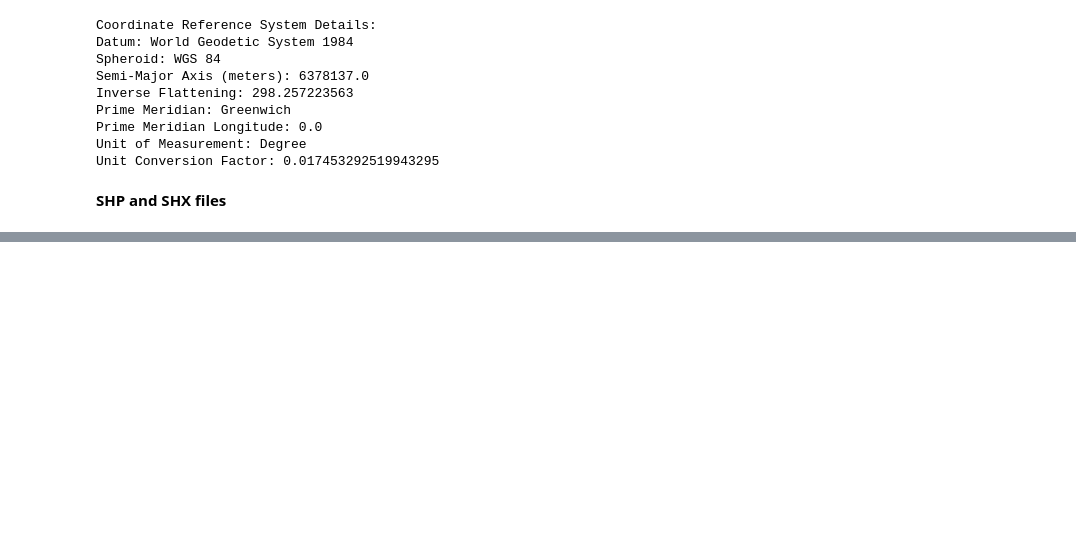
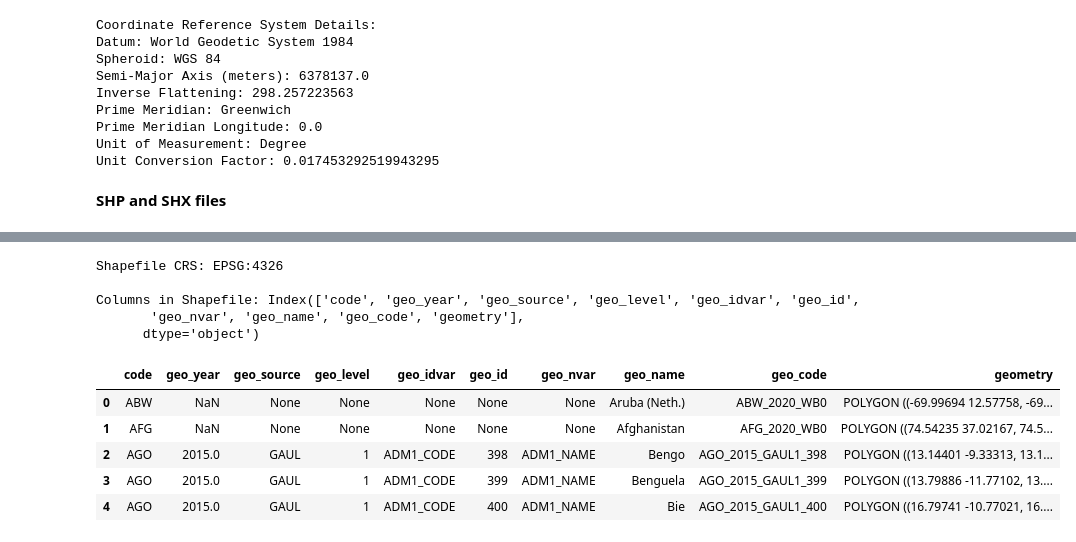
Before and after one commit to DavidGathimbaM/Energy-Access-and-Electrification-planning, a Jupyter notebook: group_workbook/Victor.ipynb, the cells around one changed output, grey strips where cells are left out. Saved outputs shown, nothing was run; the diff lists cells and outputs as text; code cells hidden in the pictures; blank space fills up the shorter version.

```diff
--- a/group_workbook/Victor.ipynb
+++ b/group_workbook/Victor.ipynb
@@ -314,0 +335,23 @@ Unit Conversion Factor: 0.017453292519943295
+# %%
+shp_path = r'C:\Users\user\Documents\PHASE_5- Capstone Project\phase-5-project\Energy-Access-and-Electrification-planning\data\income_level_data\GSAP_AM24_2021.shp'
+
+# Read the shapefile
+shp_file = gpd.read_file(shp_path)
+
+# Display the contents of the .shp file
+
+print("\nShapefile CRS:", shp_file.crs)  # Check CRS to ensure alignment
+print("\nColumns in Shapefile:", shp_file.columns)
+shp_file.head()
+# %% [output]
+Shapefile CRS: EPSG:4326
+
+Columns in Shapefile: Index(['code', 'geo_year', 'geo_source', 'geo_level', 'geo_idvar', 'geo_id',
+       'geo_nvar', 'geo_name', 'geo_code', 'geometry'],
+      dtype='object')
+|  | code | geo_year | geo_source | geo_level | geo_idvar | geo_id | geo_nvar | geo_name | geo_code | geometry |
+| 0 | ABW | NaN | None | None | None | None | None | Aruba (Neth.) | ABW_2020_WB0 | POLYGON ((-69.99694 12.57758, -69... |
+| 1 | AFG | NaN | None | None | None | None | None | Afghanistan | AFG_2020_WB0 | POLYGON ((74.54235 37.02167, 74.5... |
+| 2 | AGO | 2015.0 | GAUL | 1 | ADM1_CODE | 398 | ADM1_NAME | Bengo | AGO_2015_GAUL1_398 | POLYGON ((13.14401 -9.33313, 13.1... |
+| 3 | AGO | 2015.0 | GAUL | 1 | ADM1_CODE | 399 | ADM1_NAME | Benguela | AGO_2015_GAUL1_399 | POLYGON ((13.79886 -11.77102, 13.... |
+| 4 | AGO | 2015.0 | GAUL | 1 | ADM1_CODE | 400 | ADM1_NAME | Bie | AGO_2015_GAUL1_400 | POLYGON ((16.79741 -10.77021, 16.... |
```
Also changed, not shown: parts of 7 cells of this notebook.
